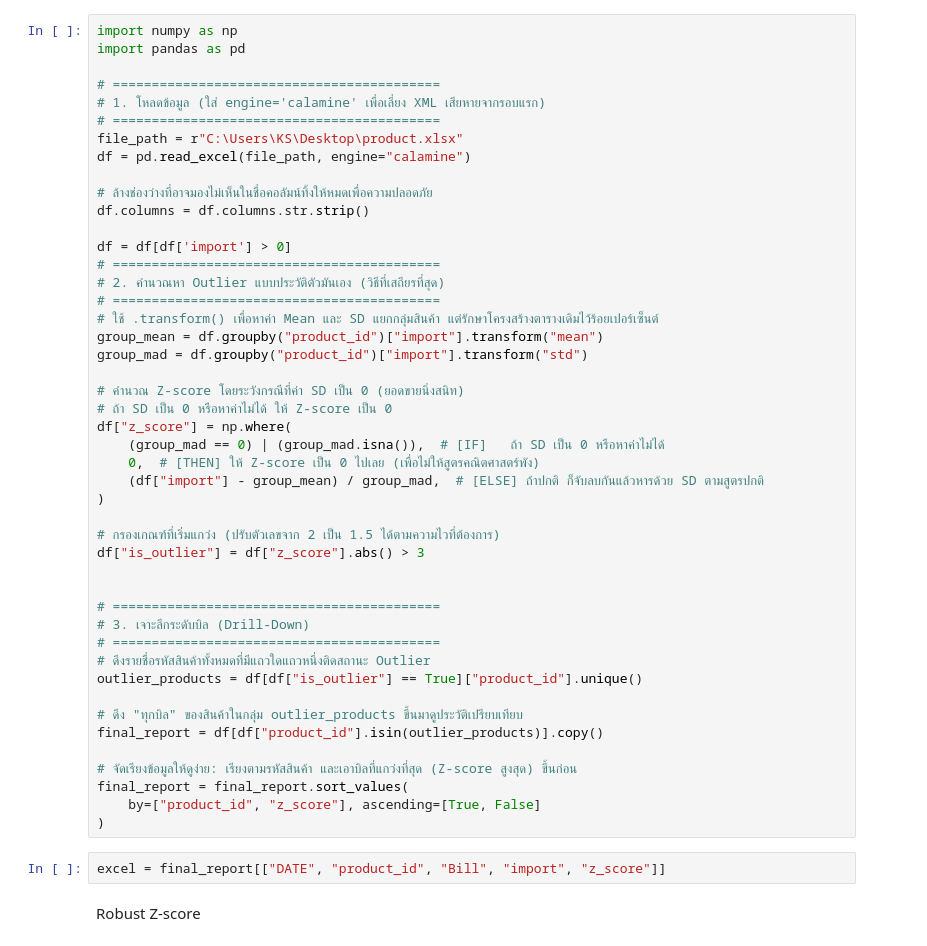
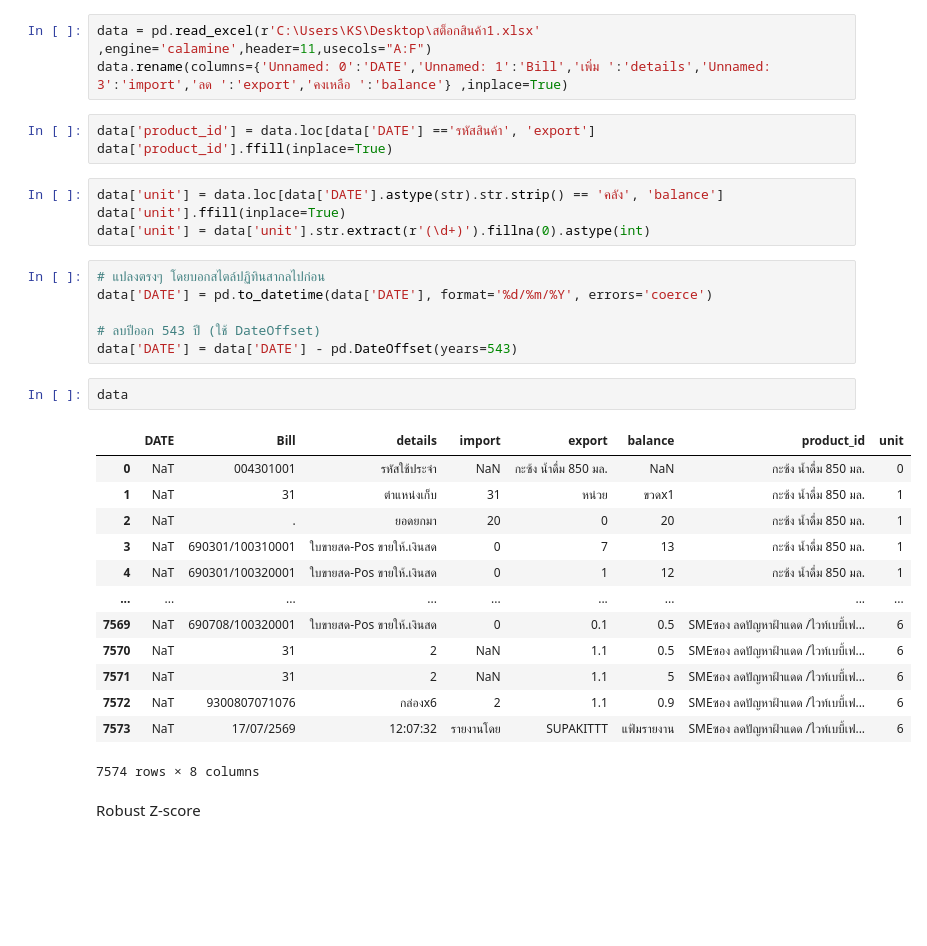
Before and after one commit to SPkit07/Sale, a Jupyter notebook: z.ipynb, the cells around one changed output. Drawn from its saved outputs; the diff is of its cells as text; blank space fills up the shorter version.

```diff
--- a/z.ipynb
+++ b/z.ipynb
@@ -17,51 +22,35 @@ Note: you may need to restart the kernel to use updated packages.
 # %%
-import numpy as np
-import pandas as pd
-
-# ==========================================
-# 1. โหลดข้อมูล (ใส่ engine='calamine' เพื่อเลี่ยง XML เสียหายจากรอบแรก)
-# ==========================================
-file_path = r"C:\Users\KS\Desktop\product.xlsx"
-df = pd.read_excel(file_path, engine="calamine")
-
-# ล้างช่องว่างที่อาจมองไม่เห็นในชื่อคอลัมน์ทิ้งให้หมดเพื่อความปลอดภัย
-df.columns = df.columns.str.strip()
-
-df = df[df['import'] > 0]
-# ==========================================
-# 2. คำนวณหา Outlier แบบประวัติตัวมันเอง (วิธีที่เสถียรที่สุด)
-# ==========================================
-# ใช้ .transform() เพื่อหาค่า Mean และ SD แยกกลุ่มสินค้า แต่รักษาโครงสร้างตารางเดิมไว้ร้อยเปอร์เซ็นต์
-group_mean = df.groupby("product_id")["import"].transform("mean")
-group_mad = df.groupby("product_id")["import"].transform("std")
-
-# คำนวณ Z-score โดยระวังกรณีที่ค่า SD เป็น 0 (ยอดขายนิ่งสนิท)
-# ถ้า SD เป็น 0 หรือหาค่าไม่ได้ ให้ Z-score เป็น 0
-df["z_score"] = np.where(
-    (group_mad == 0) | (group_mad.isna()),  # [IF]   ถ้า SD เป็น 0 หรือหาค่าไม่ได้
-    0,  # [THEN] ให้ Z-score เป็น 0 ไปเลย (เพื่อไม่ให้สูตรคณิตศาสตร์พัง)
-    (df["import"] - group_mean) / group_mad,  # [ELSE] ถ้าปกติ ก็จับลบกันแล้วหารด้วย SD ตามสูตรปกติ
-)
-
-# กรองเกณฑ์ที่เริ่มแกว่ง (ปรับตัวเลขจาก 2 เป็น 1.5 ได้ตามความไวที่ต้องการ)
-df["is_outlier"] = df["z_score"].abs() > 3
-
-
-# ==========================================
-# 3. เจาะลึกระดับบิล (Drill-Down)
-# ==========================================
-# ดึงรายชื่อรหัสสินค้าทั้งหมดที่มีแถวใดแถวหนึ่งติดสถานะ Outlier
-outlier_products = df[df["is_outlier"] == True]["product_id"].unique()
-
-# ดึง "ทุกบิล" ของสินค้าในกลุ่ม outlier_products ขึ้นมาดูประวัติเปรียบเทียบ
-final_report = df[df["product_id"].isin(outlier_products)].copy()
-
-# จัดเรียงข้อมูลให้ดูง่าย: เรียงตามรหัสสินค้า และเอาบิลที่แกว่งที่สุด (Z-score สูงสุด) ขึ้นก่อน
-final_report = final_report.sort_values(
-    by=["product_id", "z_score"], ascending=[True, False]
-)
+data = pd.read_excel(r'C:\Users\KS\Desktop\สต็อกสินค้า1.xlsx' ,engine='calamine',header=11,usecols="A:F")
+data.rename(columns={'Unnamed: 0':'DATE','Unnamed: 1':'Bill','เพิ่ม ':'details','Unnamed: 3':'import','ลด ':'export','คงเหลือ ':'balance'} ,inplace=True)
-# %%
-excel = final_report[["DATE", "product_id", "Bill", "import", "z_score"]]
+# %%
+data['product_id'] = data.loc[data['DATE'] =='รหัสสินค้า', 'export']
+data['product_id'].ffill(inplace=True)
+# %%
+data['unit'] = data.loc[data['DATE'].astype(str).str.strip() == 'คลัง', 'balance']
+data['unit'].ffill(inplace=True)
+data['unit'] = data['unit'].str.extract(r'(\d+)').fillna(0).astype(int)
+# %%
+# แปลงตรงๆ โดยบอกสไตล์ปฏิทินสากลไปก่อน
+data['DATE'] = pd.to_datetime(data['DATE'], format='%d/%m/%Y', errors='coerce')
+
+# ลบปีออก 543 ปี (ใช้ DateOffset)
+data['DATE'] = data['DATE'] - pd.DateOffset(years=543)
+# %%
+data
+# %% [output]
+|  | DATE | Bill | details | import | export | balance | product_id | unit |
+| 0 | NaT | 004301001 | รหัสใช้ประจำ | NaN | กะซ้ง น้ำดื่ม 850 มล. | NaN | กะซ้ง น้ำดื่ม 850 มล. | 0 |
+| 1 | NaT | 31 | ตำแหน่งเก็บ | 31 | หน่วย | ขวดx1 | กะซ้ง น้ำดื่ม 850 มล. | 1 |
+| 2 | NaT | . | ยอดยกมา | 20 | 0 | 20 | กะซ้ง น้ำดื่ม 850 มล. | 1 |
+| 3 | NaT | 690301/100310001 | ใบขายสด-Pos ขายให้.เงินสด | 0 | 7 | 13 | กะซ้ง น้ำดื่ม 850 มล. | 1 |
+| 4 | NaT | 690301/100320001 | ใบขายสด-Pos ขายให้.เงินสด | 0 | 1 | 12 | กะซ้ง น้ำดื่ม 850 มล. | 1 |
+| ... | ... | ... | ... | ... | ... | ... | ... | ... |
+| 7569 | NaT | 690708/100320001 | ใบขายสด-Pos ขายให้.เงินสด | 0 | 0.1 | 0.5 | SMEซอง ลดปัญหาฝ้าแดด /ไวท์เบบี้เฟ... | 6 |
+| 7570 | NaT | 31 | 2 | NaN | 1.1 | 0.5 | SMEซอง ลดปัญหาฝ้าแดด /ไวท์เบบี้เฟ... | 6 |
+| 7571 | NaT | 31 | 2 | NaN | 1.1 | 5 | SMEซอง ลดปัญหาฝ้าแดด /ไวท์เบบี้เฟ... | 6 |
+| 7572 | NaT | 9300807071076 | กล่องx6 | 2 | 1.1 | 0.9 | SMEซอง ลดปัญหาฝ้าแดด /ไวท์เบบี้เฟ... | 6 |
+| 7573 | NaT | 17/07/2569 | 12:07:32 | รายงานโดย | SUPAKITTT | แฟ้มรายงาน | SMEซอง ลดปัญหาฝ้าแดด /ไวท์เบบี้เฟ... | 6 |
+7574 rows × 8 columns
 # %% [markdown]
  Robust Z-score
 # %%
```
Also changed, not shown: parts of 8 cells of this notebook.
